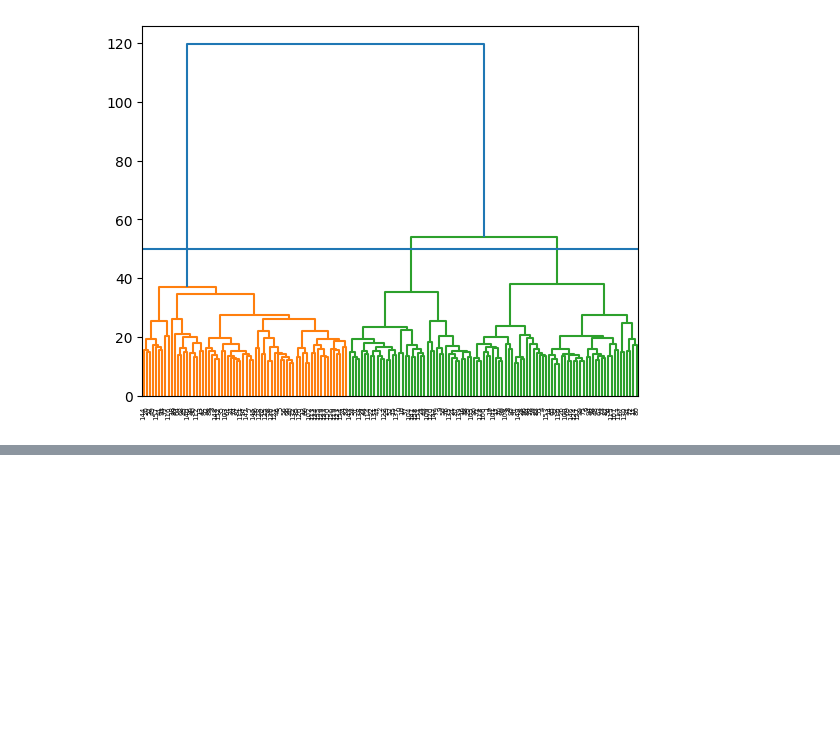
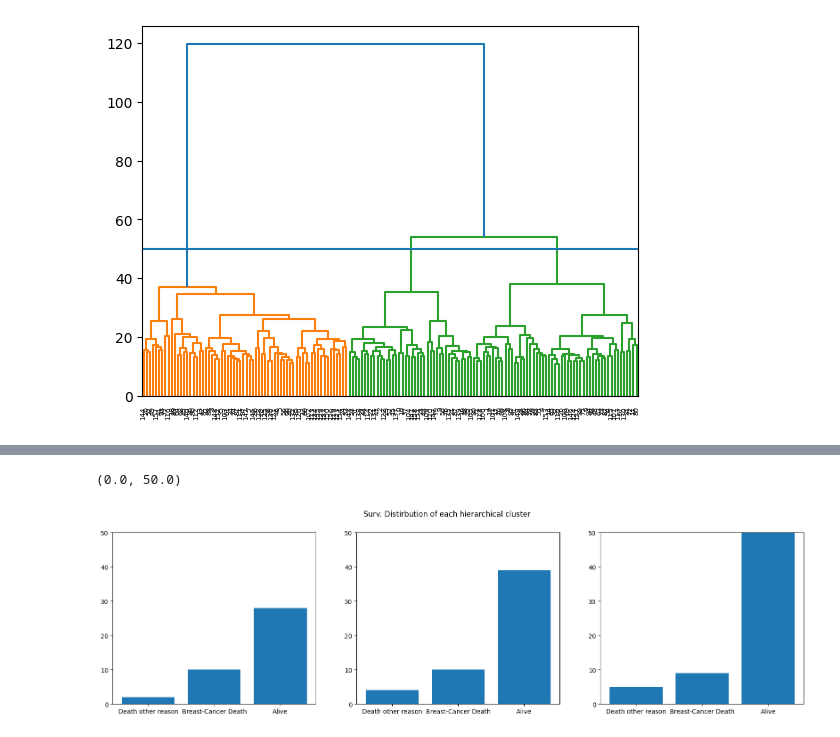
Before and after one commit to ThomasJon196/GeneClustering, a Jupyter notebook: hierarchical_clustering.ipynb, the cells around one changed output, grey strips where cells are left out. Saved outputs shown, nothing was run; the diff lists cells and outputs as text; code cells hidden in the pictures; blank space fills up the shorter version.

```diff
--- a/hierarchical_clustering.ipynb
+++ b/hierarchical_clustering.ipynb
@@ -27,0 +76,33 @@ cutree = cut_tree(linkage_data, height=50)
+# %%
+fig, (ax1, ax2, ax3) = plt.subplots(1, 3, figsize=(20, 5))
+fig.suptitle('Surv. Distirbution of each hierarchical cluster')
+
+# Plot death/alive distributions class 0
+df_temp = class_x_df[0]
+alive = (df_temp['DEATH'] == False).sum()
+death_bc = (df_temp['DEATH_BC'] == True).sum()
+death_other = (df_temp['DEATH'] -  df_temp['DEATH_BC']).sum()
+
+ax1.bar(x=['Death other reason', 'Breast-Cancer Death', 'Alive'], height=[death_other, death_bc, alive])
+ax1.set_ylim(0, 50)
+
+# Plot death/alive distributions class 1
+df_temp = class_x_df[1]
+alive = (df_temp['DEATH'] == False).sum()
+death_bc = (df_temp['DEATH_BC'] == True).sum()
+death_other = (df_temp['DEATH'] -  df_temp['DEATH_BC']).sum()
+
+ax2.bar(x=['Death other reason', 'Breast-Cancer Death', 'Alive'], height=[death_other, death_bc, alive])
+ax2.set_ylim(0, 50)
+
+# Plot death/alive distributions class 2
+df_temp = class_x_df[2]
+alive = (df_temp['DEATH'] == False).sum()
+death_bc = (df_temp['DEATH_BC'] == True).sum()
+death_other = (df_temp['DEATH'] -  df_temp['DEATH_BC']).sum()
+
+ax3.bar(x=['Death other reason', 'Breast-Cancer Death', 'Alive'], height=[death_other, death_bc, alive])
+ax3.set_ylim(0, 50)
+# %% [output]
+(0.0, 50.0)
+[figure, added]
```
Also changed, not shown: parts of 6 cells of this notebook, 2 other files.
